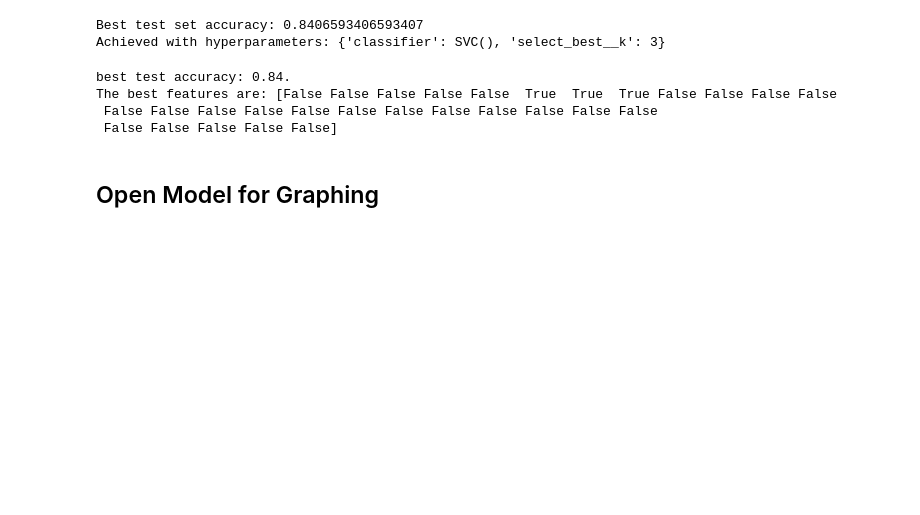
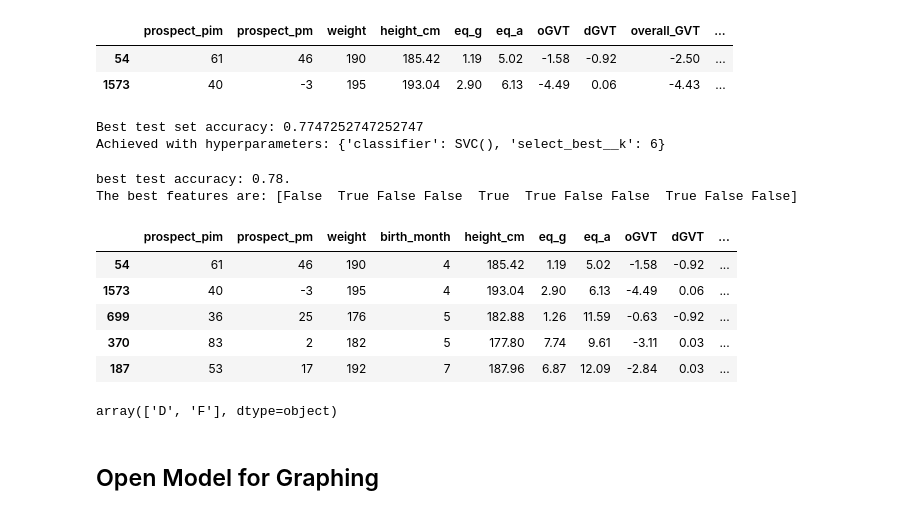
Before and after one commit to akobe4/Predicting_Success_all_Rounds_NHL, a Jupyter notebook: Notebooks/model_pipeline_all_rounds.ipynb, the cells around one changed output. Cells and saved outputs as stored; diff of their text form; code cells hidden in the pictures; blank space fills up the shorter version.

```diff
--- a/Notebooks/model_pipeline_all_rounds.ipynb
+++ b/Notebooks/model_pipeline_all_rounds.ipynb
@@ -31,6 +32,6 @@ data.head(2)
 # %%
-data = data.drop(['prospect_gp', 'dob' , 'draft_year', 'translation_factor', 'eq_pts'], axis=1)
-#, 'amateur_team', 'birth_country', 'amateur_league'
+data = data.drop(['prospect_gp', 'dob' , 'draft_year', 'translation_factor', 'eq_pts', 'shoots', 'amateur_team',
+                  'amateur_league', 'prospect_category', 'draft_round', 'pick_no', 'birth_country', 'birth_month'], axis=1)
 # %%
 data.isnull().sum()
 # %% [output]
@@ -66,6 +63,18 @@ y = data['200+games'] #target variables
 # %%
 #creating test-train-split
 X_train, X_test, y_train, y_test = train_test_split(X, y, test_size=0.2, random_state=7)
+# %%
+X_train_names = X_train['name']
+X_train = X_train.drop(columns=['name'])
+
+X_test_names = X_test['name']
+X_test = X_test.drop(columns=['name'])
+# %%
+X_train.head(2)
+# %% [output]
+|  | prospect_pim | prospect_pm | weight | height_cm | eq_g | eq_a | oGVT | dGVT | overall_GVT | ... |
+| 54 | 61 | 46 | 190 | 185.42 | 1.19 | 5.02 | -1.58 | -0.92 | -2.50 | ... |
+| 1573 | 40 | -3 | 195 | 193.04 | 2.90 | 6.13 | -4.49 | 0.06 | -4.43 | ... |
 # %%
 #creating a pipeline
 #model 1 - to determine best hyperparameters
@@ -74,9 +83,9 @@ numeric_transform = Pipeline([('scaling', StandardScaler())])
 categorical_transform = Pipeline([('one-hot-encode', OneHotEncoder(handle_unknown='ignore', sparse=False))])
 
 #indicating numerica/categorical column
-preprocessing_tips = ColumnTransformer([('numeric', numeric_transform, ['prospect_pim', 'prospect_pm', 'weight', 'height_cm', 'eq_g', 'eq_a', 'draft_round',
-                                                                        'pick_no', 'oGVT', 'dGVT', 'overall_GVT']),
-                                        ('categorical', categorical_transform, ['shoots', 'prospect_category',  'birth_month', 'position_2'])])
+preprocessing_tips = ColumnTransformer([('numeric', numeric_transform, ['prospect_pim', 'prospect_pm', 'weight', 'height_cm', 'eq_g', 'eq_a',
+                                                                        'oGVT', 'dGVT', 'overall_GVT']),
+                                        ('categorical', categorical_transform, ['position_2'])])
 
 #pipeline
 pipeline = Pipeline(steps= [('preprocessing', preprocessing_tips),
@@ -96,8 +105,8 @@ best_acc = grid.score(X_test, y_test)
 
 print(f'Best test set accuracy: {best_acc}\nAchieved with hyperparameters: {best_hyperparams}')
 # %% [output]
-Best test set accuracy: 0.8406593406593407
-Achieved with hyperparameters: {'classifier': SVC(), 'select_best__k': 3}
+Best test set accuracy: 0.7747252747252747
+Achieved with hyperparameters: {'classifier': SVC(), 'select_best__k': 6}
 # %%
 #creating a pipeline
 #model with best hyperparameters
@@ -106,14 +115,14 @@ numeric_transform = Pipeline([('scaling', StandardScaler())])
 categorical_transform = Pipeline([('one-hot-encode', OneHotEncoder(handle_unknown='ignore', sparse=False))])
 
 #indicating numerica/categorical column
-preprocessing = ColumnTransformer([('numeric', numeric_transform, ['prospect_pim', 'prospect_pm', 'weight', 'height_cm', 'eq_g', 'eq_a', 'draft_round',
-                                                                        'pick_no', 'oGVT', 'dGVT', 'overall_GVT']),
-                                        ('categorical', categorical_transform, ['shoots', 'prospect_category',  'birth_month', 'position_2'])])
+preprocessing = ColumnTransformer([('numeric', numeric_transform,  ['prospect_pim', 'prospect_pm', 'weight', 'height_cm', 'eq_g', 'eq_a',
+                                                                        'oGVT', 'dGVT', 'overall_GVT']),
+                                        ('categorical', categorical_transform, ['position_2'])])
 
 #pipeline
 pipeline = Pipeline(steps= [('preprocessing', preprocessing),
-                            ('select_best', SelectKBest(k=3)),
-                            ('classifier', SVC())])
+                            ('select_best', SelectKBest(k=4)),
+                            ('classifier', LogisticRegression())])
 
 
 pipeline.fit(X_train, y_train)
@@ -124,9 +133,20 @@ best_features = pipeline.named_steps['select_best'].get_support()
 print(f'best test accuracy: {best_acc}.')
 print(f'The best features are: {best_features}')
 # %% [output]
-best test accuracy: 0.84.
-The best features are: [False False False False False  True  True  True False False False False
- False False False False False False False False False False False False
- False False False False False]
+best test accuracy: 0.78.
+The best features are: [False  True False False  True  True False False  True False False]
+# %%
+X_train.head()
+# %% [output]
+|  | prospect_pim | prospect_pm | weight | birth_month | height_cm | eq_g | eq_a | oGVT | dGVT | ... |
+| 54 | 61 | 46 | 190 | 4 | 185.42 | 1.19 | 5.02 | -1.58 | -0.92 | ... |
+| 1573 | 40 | -3 | 195 | 4 | 193.04 | 2.90 | 6.13 | -4.49 | 0.06 | ... |
+| 699 | 36 | 25 | 176 | 5 | 182.88 | 1.26 | 11.59 | -0.63 | -0.92 | ... |
+| 370 | 83 | 2 | 182 | 5 | 177.80 | 7.74 | 9.61 | -3.11 | 0.03 | ... |
+| 187 | 53 | 17 | 192 | 7 | 187.96 | 6.87 | 12.09 | -2.84 | 0.03 | ... |
+# %%
+X_train['position_2'].unique()
+# %% [output]
+array(['D', 'F'], dtype=object)
 # %%
 # Save the model
```
Also changed, not shown: parts of 8 cells of this notebook, 14 other files.
